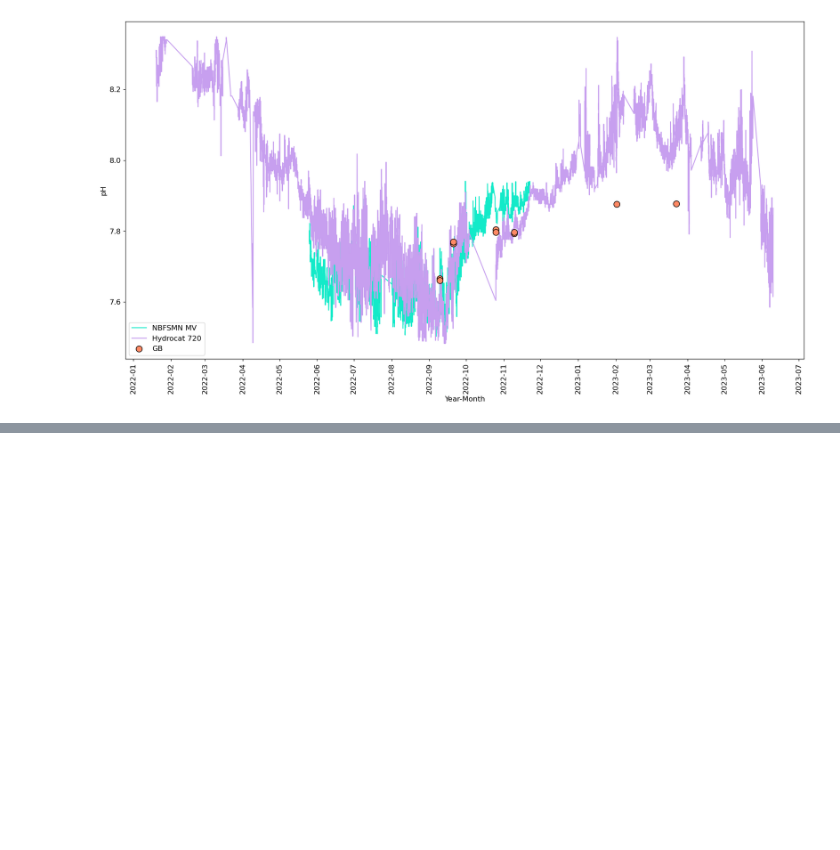
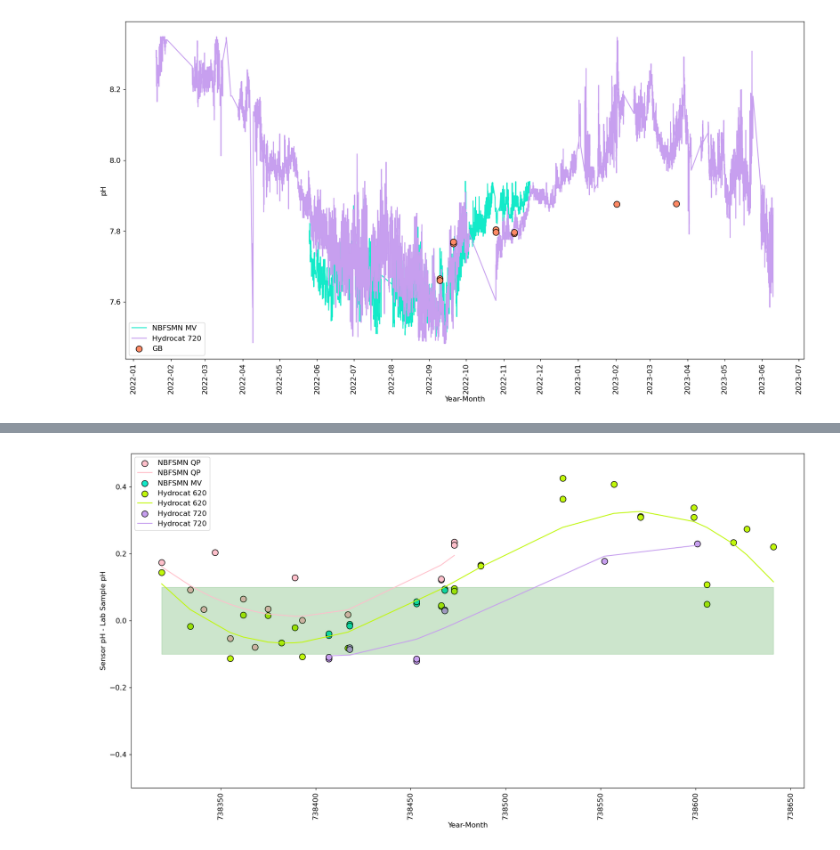
Before and after one commit to abby-baskind/phyto, a Jupyter notebook: QAQC_TimeSeries.ipynb, the cells around one changed output, grey strips where cells are left out. Cells and saved outputs as stored; diff of their text form; code cells hidden in the pictures; blank space fills up the shorter version.

Commit message:
pH adjustment

```diff
--- a/QAQC_TimeSeries.ipynb
+++ b/QAQC_TimeSeries.ipynb
@@ -695,0 +707,41 @@ fig.savefig('/Users/akbaskind/Documents/Python Scripts/phyto/MV_Buoy720_GB.png',
+# %%
+fig, ax = plt.subplots(figsize = [20,10])
+
+PLT_QP_ = PLT_QP.dropna()
+ax.scatter(PLT_QP_['ordinal_time_x'],PLT_QP_['pH total'] - PLT_QP_['pH'],
+           marker = 'o', s = 100, edgecolors = 'k', facecolor = 'pink', label = 'NBFSMN QP')
+pxQP = np.poly1d(np.polyfit(PLT_QP_['ordinal_time_x'], PLT_QP_['pH total'] - PLT_QP_['pH'], 3))
+ax.plot(PLT_QP_['ordinal_time_x'], pxQP(PLT_QP_['ordinal_time_x']),
+        color = 'pink', label = 'NBFSMN QP')
+
+GB_MV_ = GB_MV.dropna()
+ax.scatter(GB_MV_['ordinal_time_x'],GB_MV_['pH total'] - GB_MV_['pH'],
+           marker = 'o', s = 100, edgecolors = 'k', facecolors = '#13EAC9', label = 'NBFSMN MV')
+
+PLT_hydrocat620 = PLT_hydro620.dropna()
+ax.scatter(PLT_hydrocat620['ordinal_time_x'],PLT_hydrocat620['pH total'] - PLT_hydrocat620['pH'],
+           marker = 'o', s = 100, edgecolors = 'k',facecolors = '#C1F80A', label = 'Hydrocat 620')
+px620 = np.poly1d(np.polyfit(PLT_hydrocat620['ordinal_time_x'], PLT_hydrocat620['pH total'] - PLT_hydrocat620['pH'], 3))
+ax.plot(PLT_hydrocat620['ordinal_time_x'], px620(PLT_hydrocat620['ordinal_time_x']),
+        color = '#C1F80A', label = 'Hydrocat 620')
+
+GB_hydrocat720 = GB_hydro720.dropna()
+ax.scatter(GB_hydrocat720['ordinal_time_x'],GB_hydrocat720['pH total'] - GB_hydrocat720['pH'],
+           marker = 'o', s = 100, edgecolors = 'k', facecolors = '#C79FEF', label = 'Hydrocat 720')
+px720 = np.poly1d(np.polyfit(GB_hydrocat720['ordinal_time_x'], GB_hydrocat720['pH total'] - GB_hydrocat720['pH'], 3))
+ax.plot(GB_hydrocat720['ordinal_time_x'], px720(GB_hydrocat720['ordinal_time_x']),
+        color = '#C79FEF', label = 'Hydrocat 720')
+
+ax.fill_between(PLT_hydro620['ordinal_time_x'], -0.1, 0.1, color = 'g', alpha = 0.2)
+# ax.fill_between(mockX[:,0], mockY[:,0],mockY[:,0] - E*delt, color = 'r', alpha = 0.2)
+
+# ax.xaxis.set_major_locator(mdates.MonthLocator(interval=1))
+ax.tick_params('x',labelsize = 12, labelrotation = 90)
+ax.tick_params('y',labelsize = 12)
+ax.legend(fontsize = 12)
+ax.set_xlabel('Year-Month', fontsize = 12)
+ax.set_ylabel('Sensor pH - Lab Sample pH', fontsize = 12)
+ax.set_ylim([-0.5,0.5])
+fig.savefig('/Users/akbaskind/Documents/Python Scripts/phyto/pH_adjustments_model.png', bbox_inches='tight')
+# %% [output]
+[figure, added]
```
Also changed, not shown: parts of 16 cells of this notebook, 2 other files.
